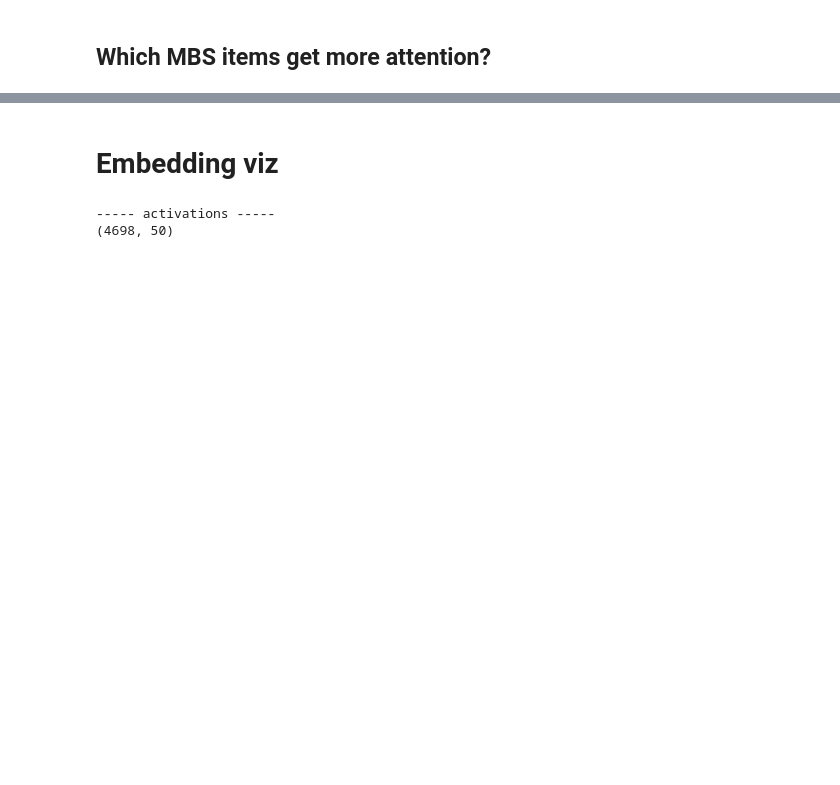
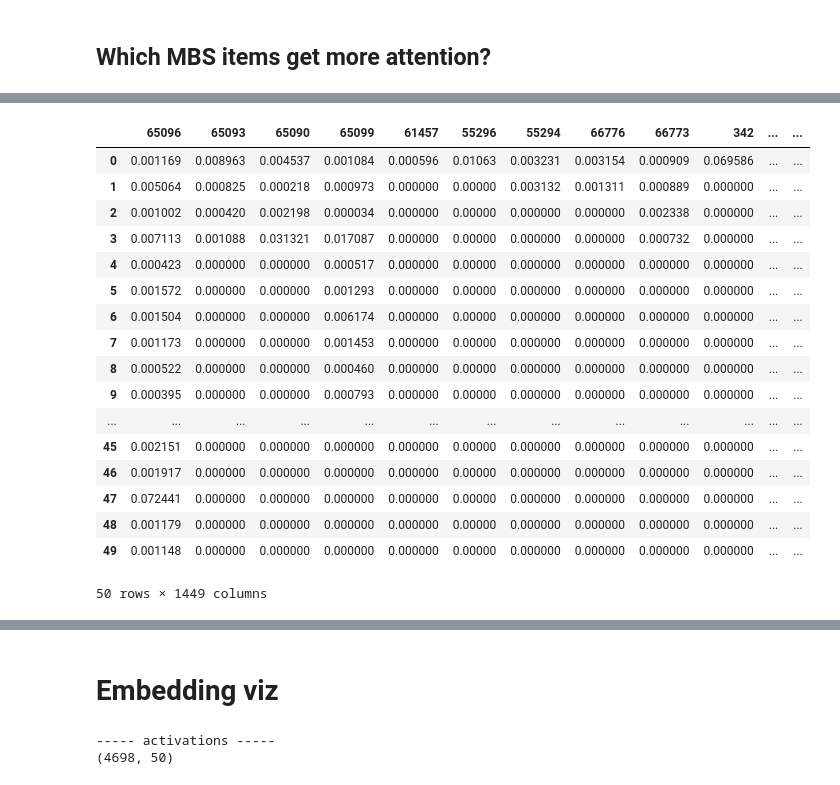
Before and after one commit to samuelefiorini/tangle, a Jupyter notebook: notebooks/embeddings/attention_viz.ipynb, the cells around one changed output, grey strips where cells are left out. Cells and saved outputs as stored; diff of their text form; code cells hidden in the pictures; blank space fills up the shorter version.

```diff
--- a/notebooks/embeddings/attention_viz.ipynb
+++ b/notebooks/embeddings/attention_viz.ipynb
@@ -226,0 +266,6 @@ dfa.nlargest(25, columns='Attention_overall')
+# %%
+from sklearn.feature_extraction.text import TfidfTransformer
+
+#lenghts = [len(attention[k]) for k in attention.keys()]
+
+A = pd.DataFrame.from_dict(attention, orient='index').transpose()
@@ -226,0 +287,28 @@ dfa.nlargest(25, columns='Attention_overall')
+# %%
+mat_A = A.fillna(0).values
+
+tfidf = TfidfTransformer()
+mat_A2 = tfidf.fit_transform(mat_A).toarray()
+# %%
+dfA2 = pd.DataFrame(mat_A2, index=A.index, columns=A.columns)
+# %%
+dfA2.head(50)
+# %% [output]
+|  | 65096 | 65093 | 65090 | 65099 | 61457 | 55296 | 55294 | 66776 | 66773 | 342 | ... | ... |
+| 0 | 0.001169 | 0.008963 | 0.004537 | 0.001084 | 0.000596 | 0.01063 | 0.003231 | 0.003154 | 0.000909 | 0.069586 | ... | ... |
+| 1 | 0.005064 | 0.000825 | 0.000218 | 0.000973 | 0.000000 | 0.00000 | 0.003132 | 0.001311 | 0.000889 | 0.000000 | ... | ... |
+| 2 | 0.001002 | 0.000420 | 0.002198 | 0.000034 | 0.000000 | 0.00000 | 0.000000 | 0.000000 | 0.002338 | 0.000000 | ... | ... |
+| 3 | 0.007113 | 0.001088 | 0.031321 | 0.017087 | 0.000000 | 0.00000 | 0.000000 | 0.000000 | 0.000732 | 0.000000 | ... | ... |
+| 4 | 0.000423 | 0.000000 | 0.000000 | 0.000517 | 0.000000 | 0.00000 | 0.000000 | 0.000000 | 0.000000 | 0.000000 | ... | ... |
+| 5 | 0.001572 | 0.000000 | 0.000000 | 0.001293 | 0.000000 | 0.00000 | 0.000000 | 0.000000 | 0.000000 | 0.000000 | ... | ... |
+| 6 | 0.001504 | 0.000000 | 0.000000 | 0.006174 | 0.000000 | 0.00000 | 0.000000 | 0.000000 | 0.000000 | 0.000000 | ... | ... |
+| 7 | 0.001173 | 0.000000 | 0.000000 | 0.001453 | 0.000000 | 0.00000 | 0.000000 | 0.000000 | 0.000000 | 0.000000 | ... | ... |
+| 8 | 0.000522 | 0.000000 | 0.000000 | 0.000460 | 0.000000 | 0.00000 | 0.000000 | 0.000000 | 0.000000 | 0.000000 | ... | ... |
+| 9 | 0.000395 | 0.000000 | 0.000000 | 0.000793 | 0.000000 | 0.00000 | 0.000000 | 0.000000 | 0.000000 | 0.000000 | ... | ... |
+| ... | ... | ... | ... | ... | ... | ... | ... | ... | ... | ... | ... | ... |
+| 45 | 0.002151 | 0.000000 | 0.000000 | 0.000000 | 0.000000 | 0.00000 | 0.000000 | 0.000000 | 0.000000 | 0.000000 | ... | ... |
+| 46 | 0.001917 | 0.000000 | 0.000000 | 0.000000 | 0.000000 | 0.00000 | 0.000000 | 0.000000 | 0.000000 | 0.000000 | ... | ... |
+| 47 | 0.072441 | 0.000000 | 0.000000 | 0.000000 | 0.000000 | 0.00000 | 0.000000 | 0.000000 | 0.000000 | 0.000000 | ... | ... |
+| 48 | 0.001179 | 0.000000 | 0.000000 | 0.000000 | 0.000000 | 0.00000 | 0.000000 | 0.000000 | 0.000000 | 0.000000 | ... | ... |
+| 49 | 0.001148 | 0.000000 | 0.000000 | 0.000000 | 0.000000 | 0.00000 | 0.000000 | 0.000000 | 0.000000 | 0.000000 | ... | ... |
+50 rows × 1449 columns
```
Also changed, not shown: parts of 15 cells of this notebook, 4 other files.
